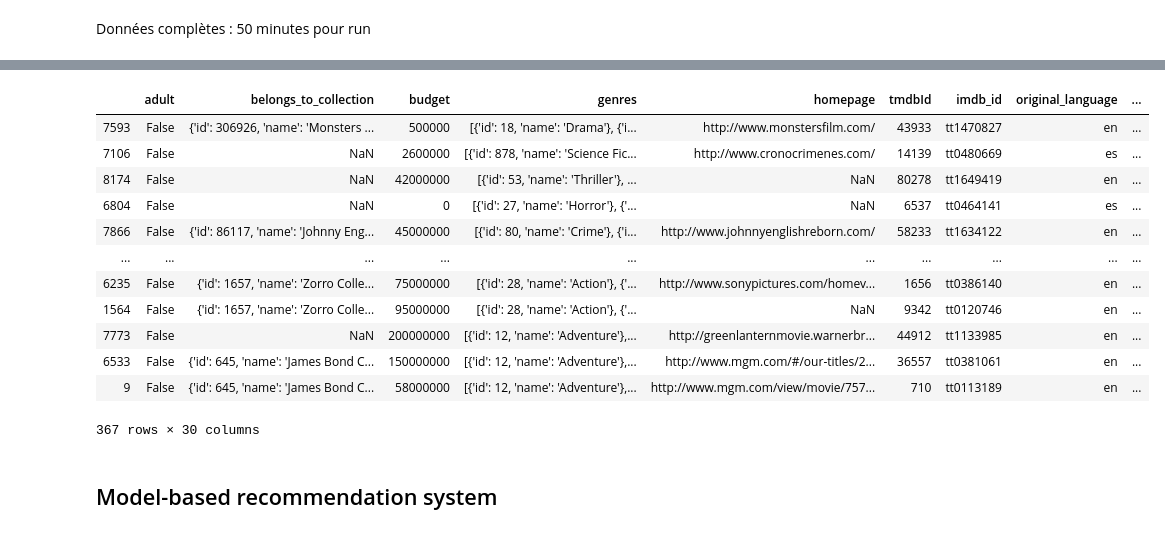
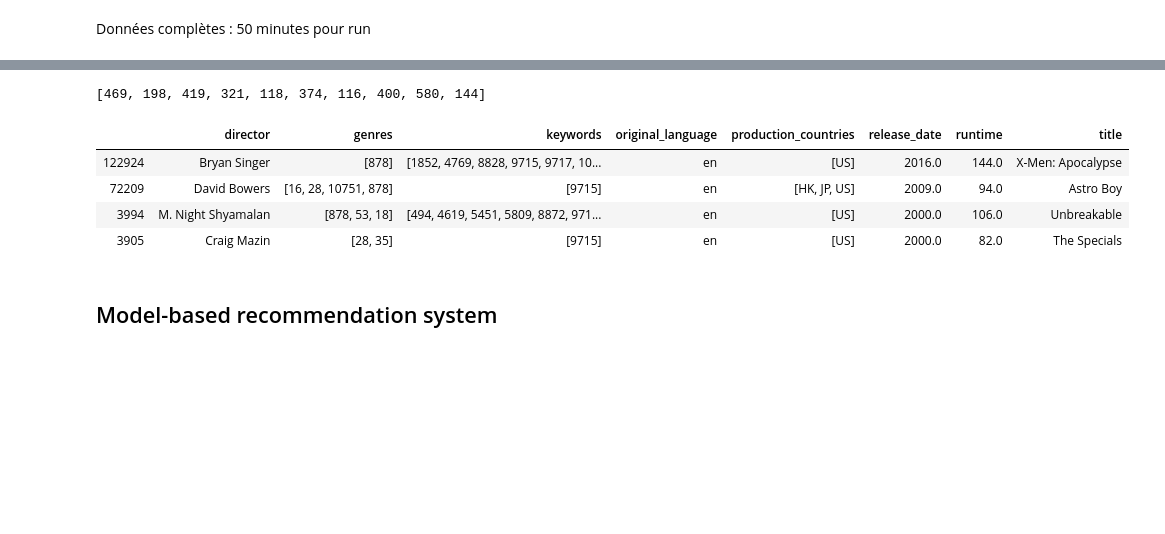
Before and after one commit to AnitaDurr/MovieRecommandation, a Jupyter notebook: MovieNotebook.ipynb, the cells around one changed output, grey strips where cells are left out. Saved outputs shown, nothing was run; the diff lists cells and outputs as text; code cells hidden in the pictures; blank space fills up the shorter version.

Commit message:
more methods for clustering

```diff
--- a/MovieNotebook.ipynb
+++ b/MovieNotebook.ipynb
@@ -1182,6 +1314,2 @@ cluster_100.get_clusters_size()
 # %% [markdown]
 Données complètes : 50 minutes pour run
-# %%
-start_time = time()
-cluster.train(dfm_cluster)
-print("Temps d'execution : %s secondes ---" % (time() - start_time))
@@ -1189,0 +1316,2 @@ Temps d'execution : 3082.6144230365753 secondes ---
+# %%
+cluster = hierarchical_cluster()
@@ -1196,19 +1328,19 @@ cluster.get_clusters_size()
+# %%
+cluster.set_n_clusters_perso(10)
+# %%
+cluster.get_clusters_size()
+# %% [output]
+[469, 198, 419, 321, 118, 374, 116, 400, 580, 144]
+# %%
+cluster.set_best_n_clusters()
 # %%
-cluster.get_cluster(1, dfm_cluster)
+cluster.get_cluster(20, cluster_features)
 # %% [output]
-|  | adult | belongs_to_collection | budget | genres | homepage | tmdbId | imdb_id | original_language | ... |
-| 7593 | False | {'id': 306926, 'name': 'Monsters ... | 500000 | [{'id': 18, 'name': 'Drama'}, {'i... | http://www.monstersfilm.com/ | 43933 | tt1470827 | en | ... |
-| 7106 | False | NaN | 2600000 | [{'id': 878, 'name': 'Science Fic... | http://www.cronocrimenes.com/ | 14139 | tt0480669 | es | ... |
-| 8174 | False | NaN | 42000000 | [{'id': 53, 'name': 'Thriller'}, ... | NaN | 80278 | tt1649419 | en | ... |
-| 6804 | False | NaN | 0 | [{'id': 27, 'name': 'Horror'}, {'... | NaN | 6537 | tt0464141 | es | ... |
-| 7866 | False | {'id': 86117, 'name': 'Johnny Eng... | 45000000 | [{'id': 80, 'name': 'Crime'}, {'i... | http://www.johnnyenglishreborn.com/ | 58233 | tt1634122 | en | ... |
-| ... | ... | ... | ... | ... | ... | ... | ... | ... | ... |
-| 6235 | False | {'id': 1657, 'name': 'Zorro Colle... | 75000000 | [{'id': 28, 'name': 'Action'}, {'... | http://www.sonypictures.com/homev... | 1656 | tt0386140 | en | ... |
-| 1564 | False | {'id': 1657, 'name': 'Zorro Colle... | 95000000 | [{'id': 28, 'name': 'Action'}, {'... | NaN | 9342 | tt0120746 | en | ... |
-| 7773 | False | NaN | 200000000 | [{'id': 12, 'name': 'Adventure'},... | http://greenlanternmovie.warnerbr... | 44912 | tt1133985 | en | ... |
-| 6533 | False | {'id': 645, 'name': 'James Bond C... | 150000000 | [{'id': 12, 'name': 'Adventure'},... | http://www.mgm.com/#/our-titles/2... | 36557 | tt0381061 | en | ... |
-| 9 | False | {'id': 645, 'name': 'James Bond C... | 58000000 | [{'id': 12, 'name': 'Adventure'},... | http://www.mgm.com/view/movie/757... | 710 | tt0113189 | en | ... |
+|  | director | genres | keywords | original_language | production_countries | release_date | runtime | title |
+| 122924 | Bryan Singer | [878] | [1852, 4769, 8828, 9715, 9717, 10... | en | [US] | 2016.0 | 144.0 | X-Men: Apocalypse |
+| 72209 | David Bowers | [16, 28, 10751, 878] | [9715] | en | [HK, JP, US] | 2009.0 | 94.0 | Astro Boy |
+| 3994 | M. Night Shyamalan | [878, 53, 18] | [494, 4619, 5451, 5809, 8872, 971... | en | [US] | 2000.0 | 106.0 | Unbreakable |
+| 3905 | Craig Mazin | [28, 35] | [9715] | en | [US] | 2000.0 | 82.0 | The Specials |
-367 rows × 30 columns
 # %% [markdown]
 ## Model-based recommendation system
 # %% [markdown]
```
Also changed, not shown: parts of 32 cells of this notebook.
